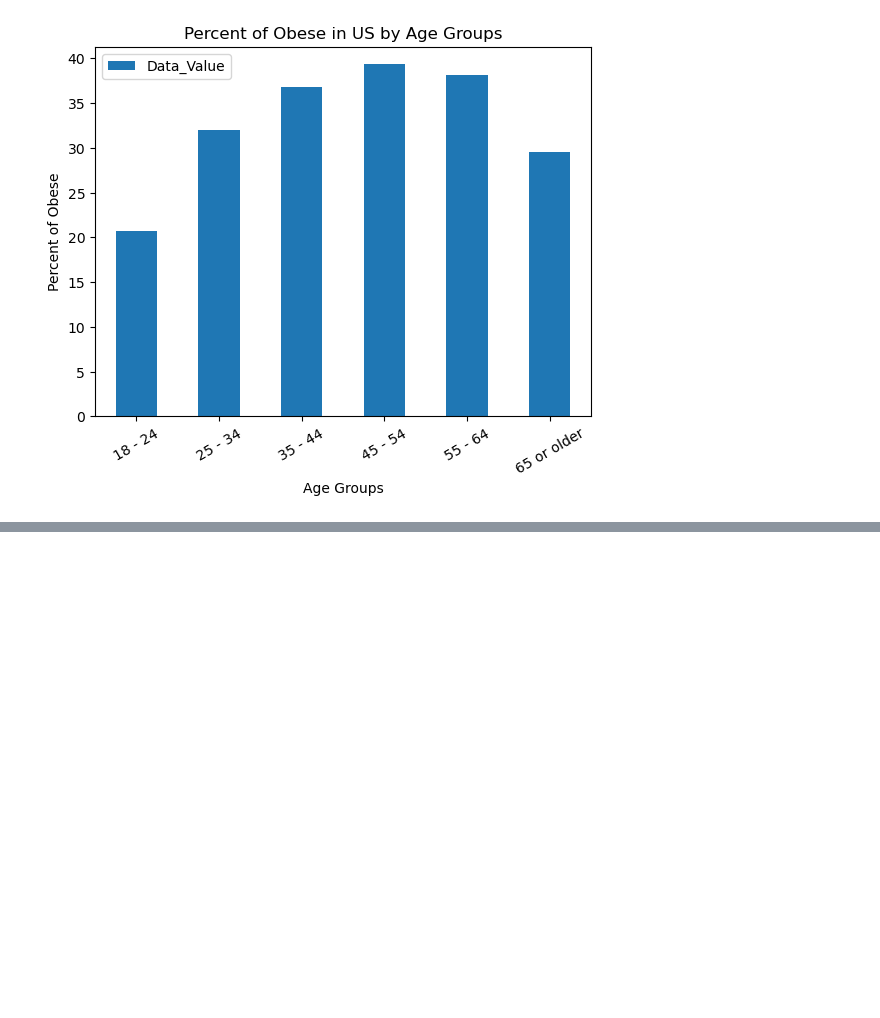
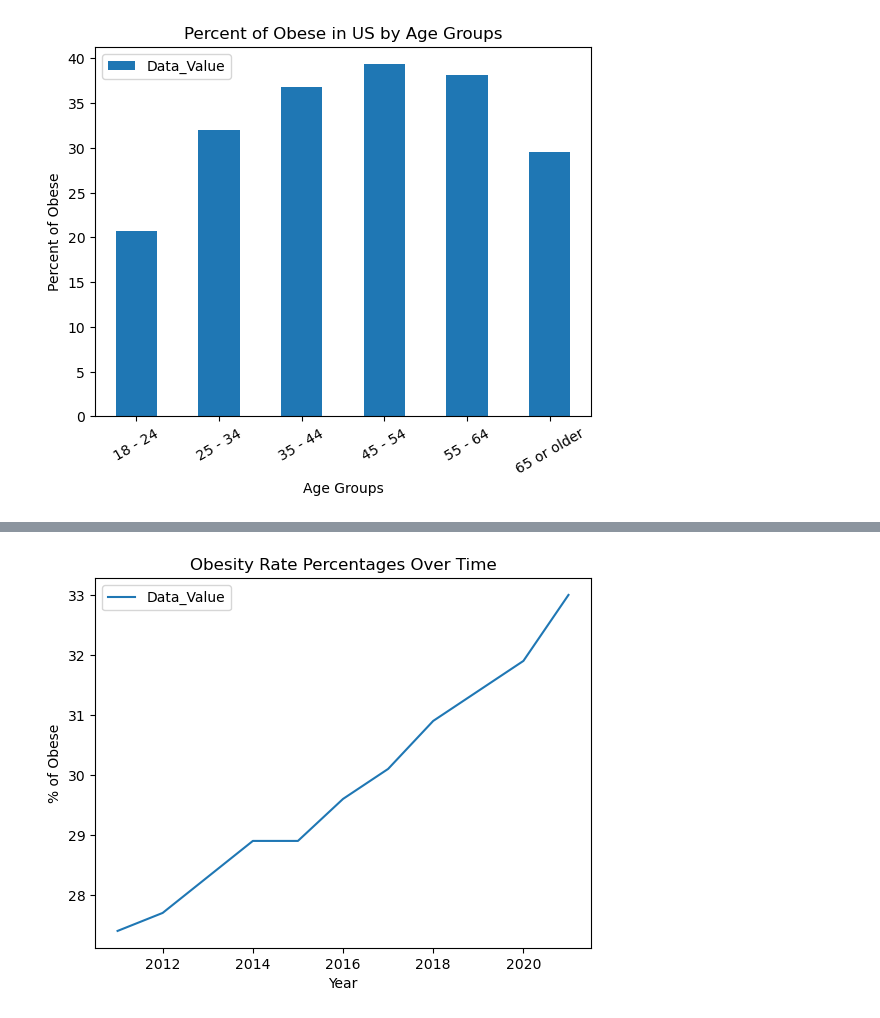
Before and after one commit to sma005/project-one-group-4, a Jupyter notebook: obesity_study_csv.ipynb, the cells around one changed output, grey strips where cells are left out. Cells and saved outputs as stored; diff of their text form; code cells hidden in the pictures; blank space fills up the shorter version.

Commit message:
added line graph

```diff
--- a/obesity_study_csv.ipynb
+++ b/obesity_study_csv.ipynb
@@ -184,0 +180,9 @@ print(sorted(list_of_questions))
+# %%
+timeline_df = data_df.loc[:,['YearEnd','LocationAbbr','Question','Data_Value','Sample_Size','StratificationCategory1','Stratification1']]
+#obese_df = obese_df[obese_df['YearEnd'] == 2020]
+timeline_df = timeline_df[timeline_df['LocationAbbr'] == 'US']
+timeline_df = timeline_df[timeline_df['StratificationCategory1'] == 'Total']
+timeline_df = timeline_df[timeline_df['Question'] == 'Percent of adults aged 18 years and older who have obesity']
+timeline_df = timeline_df.sort_values(by='YearEnd', ascending=True)
+
+timeline_df
@@ -184,0 +202,10 @@ print(sorted(list_of_questions))
+# %%
+#timeline_df.plot.line(x = timeline_df['YearEnd'], y = timeline_df['Data_Value'])
+lines = timeline_df.plot.line(x='YearEnd', y='Data_Value')
+plt.title("Obesity Rate Percentages Over Time")
+plt.xlabel("Year")
+plt.ylabel("% of Obese")
+
+plt.show()
+# %% [output]
+[figure, added]
```
Also changed, not shown: parts of 11 cells of this notebook.
